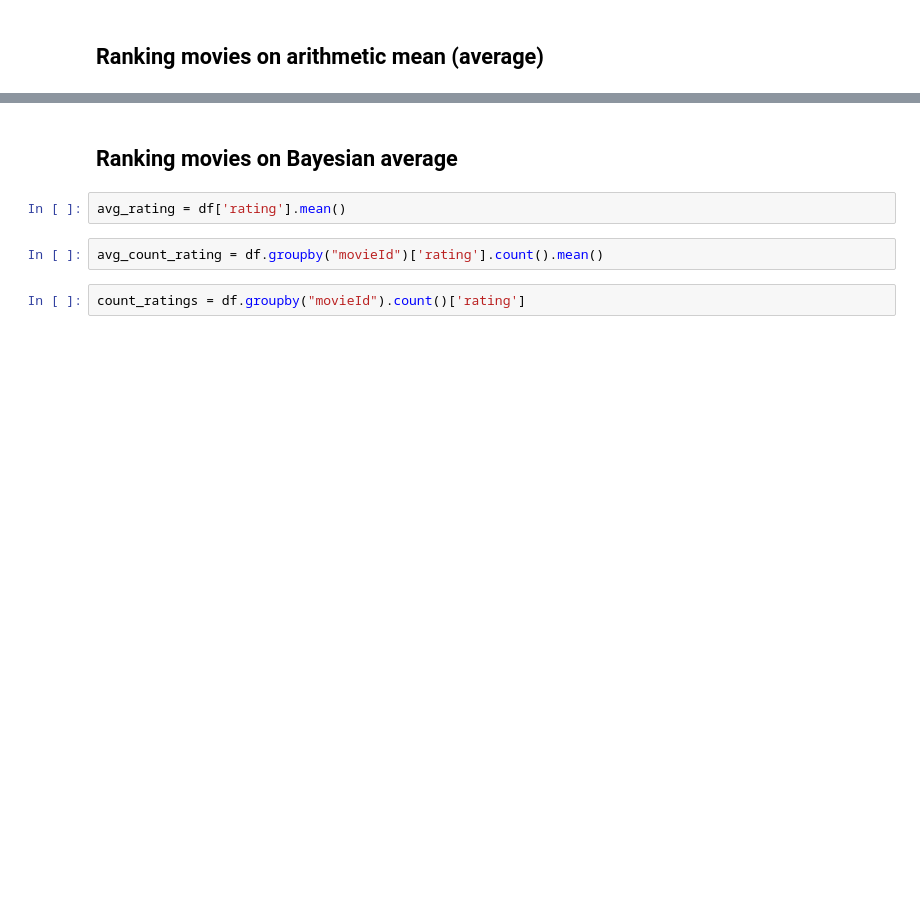
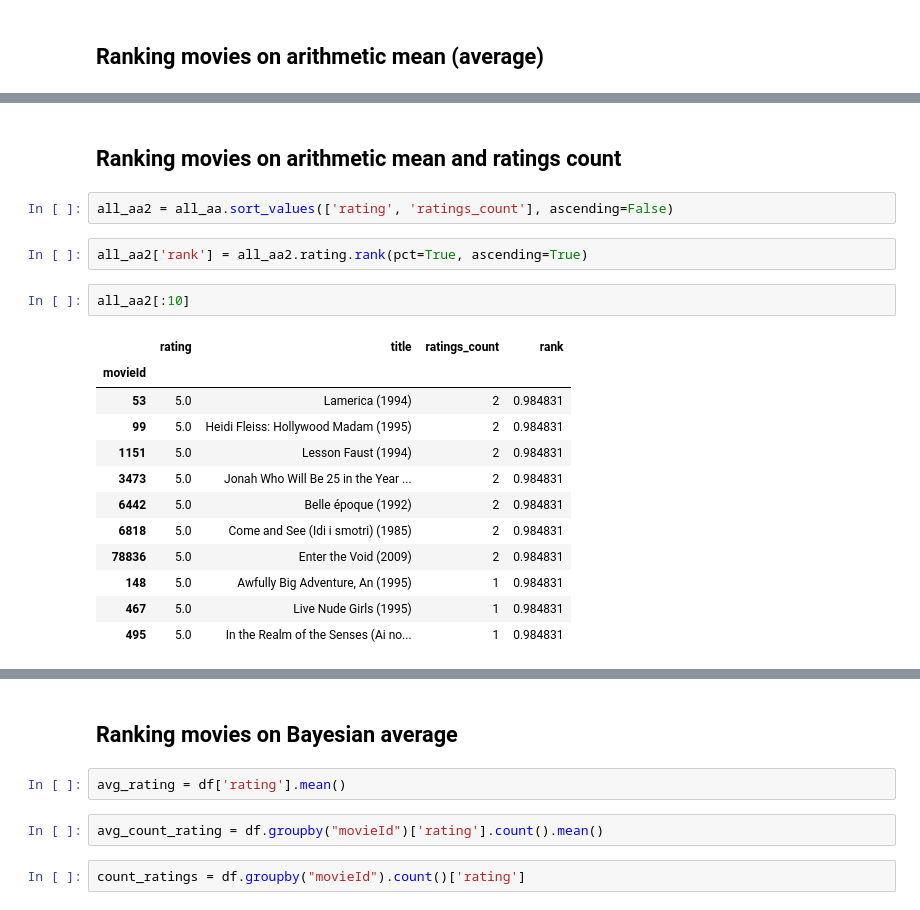
Before and after one commit to arpitbbhayani/ranking-on-ratings, a Jupyter notebook: movie-lens.ipynb, the cells around one changed output, grey strips where cells are left out. Drawn from its saved outputs; the diff is of its cells as text; blank space fills up the shorter version.

```diff
--- a/movie-lens.ipynb
+++ b/movie-lens.ipynb
@@ -19,0 +70,21 @@ df.head()
+# %% [markdown]
+## Ranking movies on arithmetic mean and ratings count
+# %%
+all_aa2 = all_aa.sort_values(['rating', 'ratings_count'], ascending=False)
+# %%
+all_aa2['rank'] = all_aa2.rating.rank(pct=True, ascending=True)
+# %%
+all_aa2[:10]
+# %% [output]
+|  | rating | title | ratings_count | rank |
+| movieId |  |  |  |  |
+| 53 | 5.0 | Lamerica (1994) | 2 | 0.984831 |
+| 99 | 5.0 | Heidi Fleiss: Hollywood Madam (1995) | 2 | 0.984831 |
+| 1151 | 5.0 | Lesson Faust (1994) | 2 | 0.984831 |
+| 3473 | 5.0 | Jonah Who Will Be 25 in the Year ... | 2 | 0.984831 |
+| 6442 | 5.0 | Belle époque (1992) | 2 | 0.984831 |
+| 6818 | 5.0 | Come and See (Idi i smotri) (1985) | 2 | 0.984831 |
+| 78836 | 5.0 | Enter the Void (2009) | 2 | 0.984831 |
+| 148 | 5.0 | Awfully Big Adventure, An (1995) | 1 | 0.984831 |
+| 467 | 5.0 | Live Nude Girls (1995) | 1 | 0.984831 |
+| 495 | 5.0 | In the Realm of the Senses (Ai no... | 1 | 0.984831 |
```
Also changed, not shown: parts of 34 cells of this notebook.
